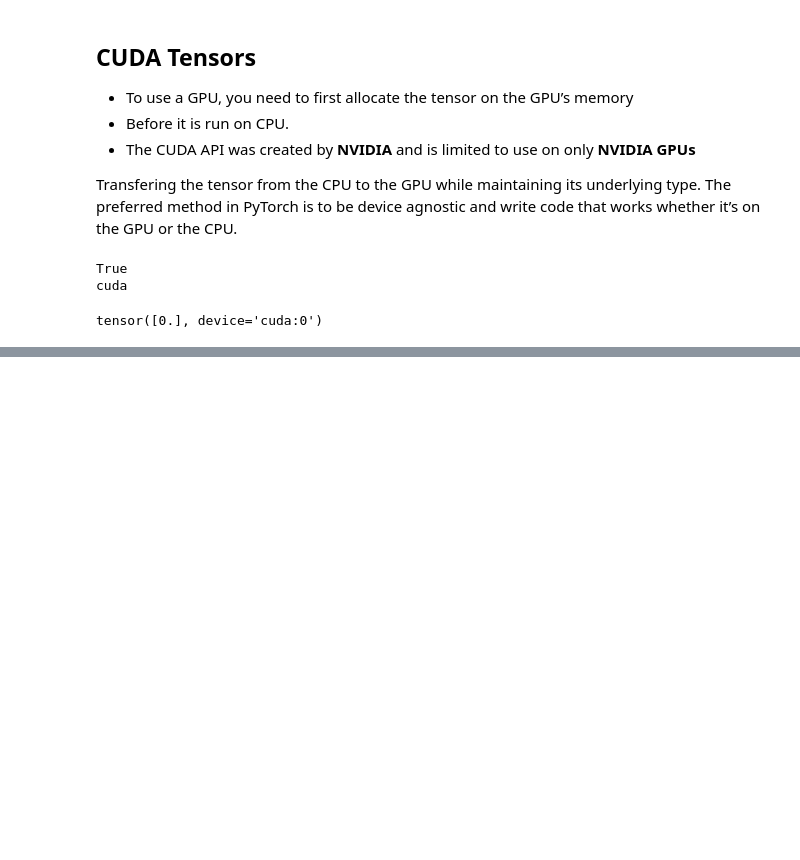
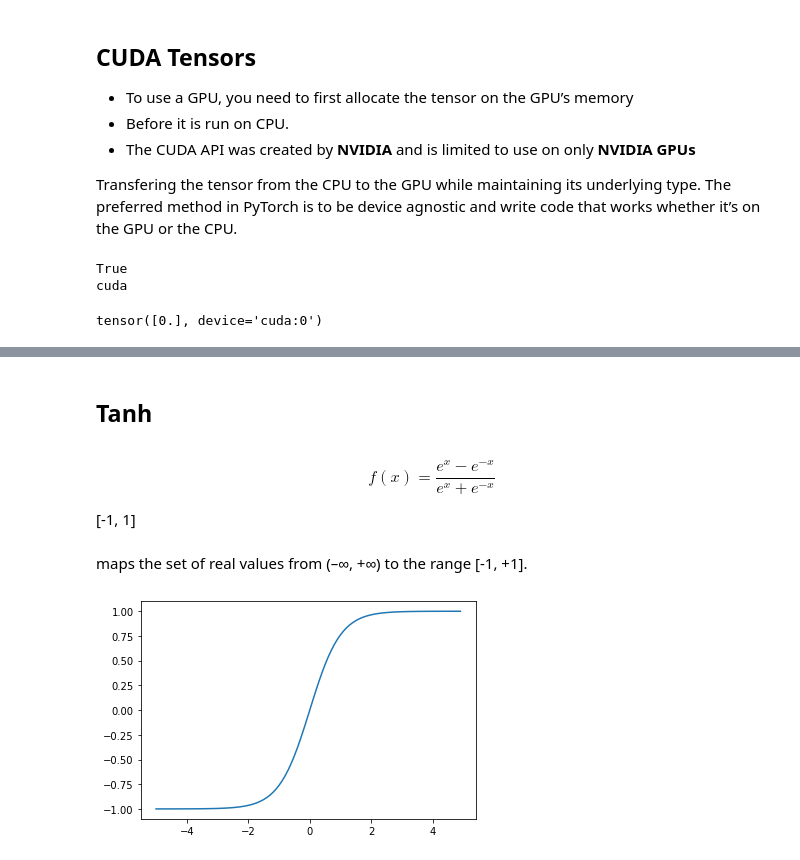
Before and after one commit to postsent/home, a Jupyter notebook: nlp/nlp.ipynb, the cells around one changed output, grey strips where cells are left out. Drawn from its saved outputs; the diff is of its cells as text; code cells hidden in the pictures; blank space fills up the shorter version.

```diff
--- a/nlp/nlp.ipynb
+++ b/nlp/nlp.ipynb
@@ -416,0 +576,18 @@ tensor([0.], device='cuda:0')
+# %% [markdown]
+## Tanh
+# %% [markdown]
+$$ f(x) = \frac{e^{x}-e^{-x}}{e^{x}+e^{-x}} $$
+
+[-1, 1]
+# %% [markdown]
+maps the set of real values from (–∞, +∞) to
+the range [-1, +1].
+# %%
+import torch
+import matplotlib.pyplot as plt
+x = torch.arange(-5., 5., 0.1)
+y = torch.tanh(x)
+plt.plot(x.numpy(), y.numpy())
+plt.show()
+# %% [output]
+[figure, added]
```
Also changed, not shown: parts of 53 cells of this notebook, 11 other files.
